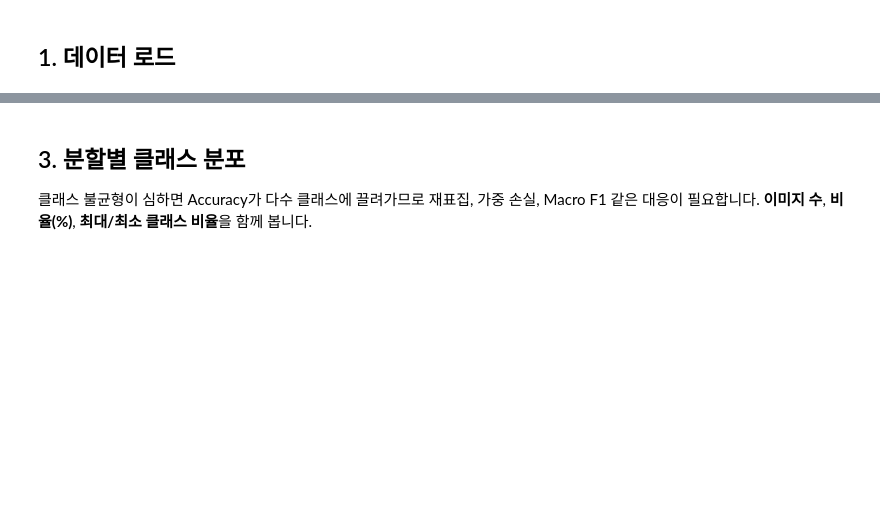
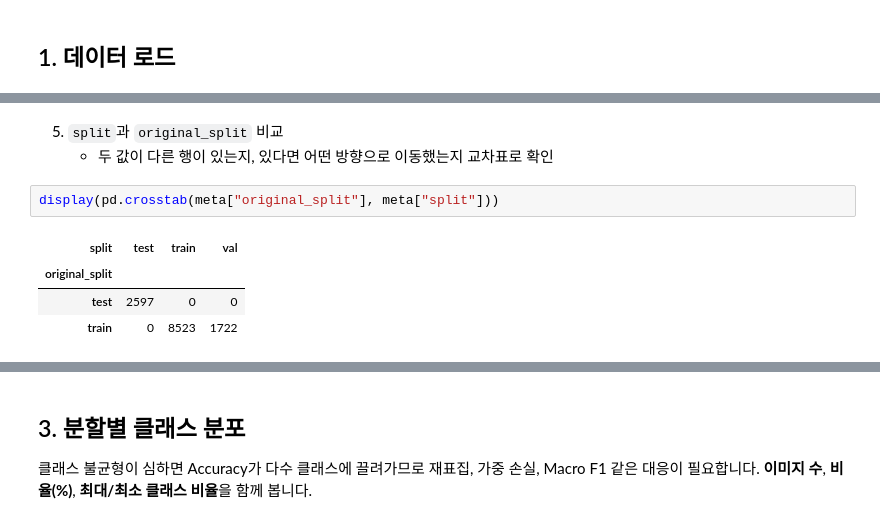
Before and after one commit to prohayo33/cv_project_2, a Jupyter notebook: 01_data_class_distribution.ipynb, the cells around one changed output, grey strips where cells are left out. Drawn from its saved outputs; the diff is of its cells as text; blank space fills up the shorter version.

```diff
--- a/01_data_class_distribution.ipynb
+++ b/01_data_class_distribution.ipynb
@@ -38,0 +172,10 @@ FileNotFoundError: [Errno 2] No such file or directory: 'fashion_dataset\\metada
+# %% [markdown]
+5. `split`과 `original_split` 비교
+    - 두 값이 다른 행이 있는지, 있다면 어떤 방향으로 이동했는지 교차표로 확인
+# %%
+display(pd.crosstab(meta["original_split"], meta["split"]))
+# %% [output]
+| split | test | train | val |
+| original_split |  |  |  |
+| test | 2597 | 0 | 0 |
+| train | 0 | 8523 | 1722 |
```
Also changed, not shown: parts of 23 cells of this notebook.
